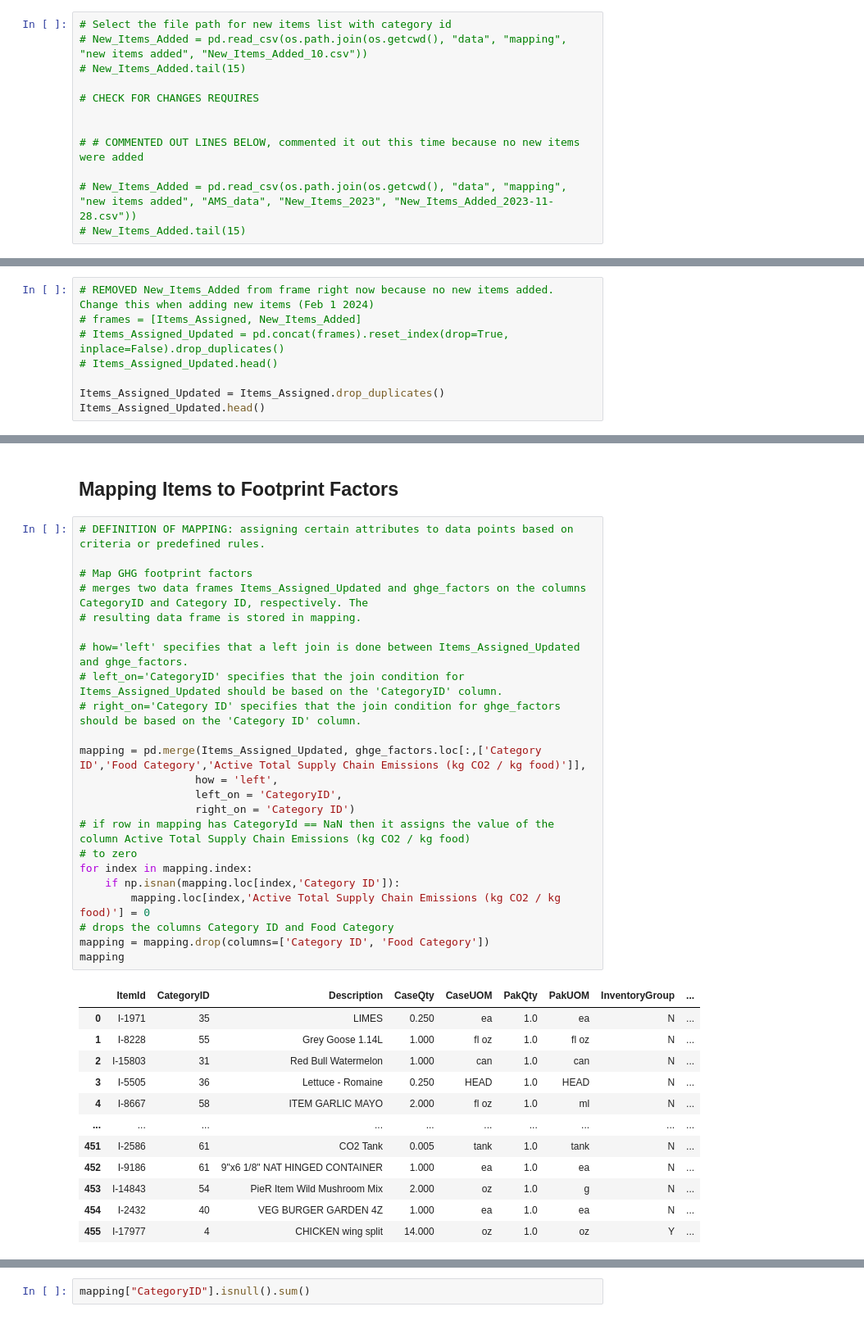
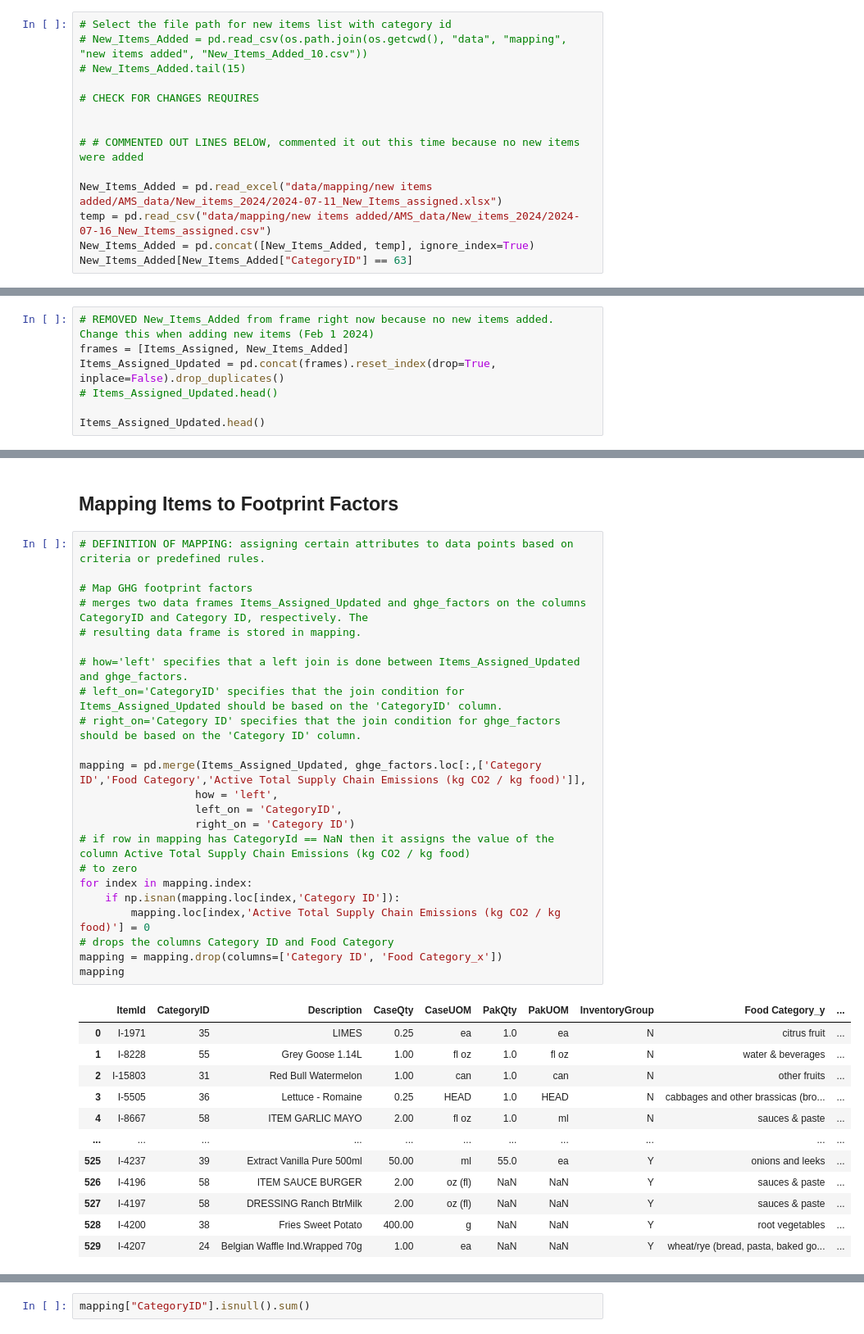
Before and after one commit to SEEDSProjects/CFFS_Label_2024_25, a Jupyter notebook: Notebooks_AMS/3_update_info_and_mapping.ipynb, the cells around one changed output, grey strips where cells are left out. Shown: that part at 82% size. Drawn from its saved outputs; the diff is of its cells as text.

```diff
--- a/Notebooks_AMS/3_update_info_and_mapping.ipynb
+++ b/Notebooks_AMS/3_update_info_and_mapping.ipynb
@@ -220,5 +230,7 @@ Manual_PrepU.loc[Manual_PrepU["PrepId"] == "P-15006"]
 
 # # COMMENTED OUT LINES BELOW, commented it out this time because no new items were added
 
-# New_Items_Added = pd.read_csv(os.path.join(os.getcwd(), "data", "mapping", "new items added", "AMS_data", "New_Items_2023", "New_Items_Added_2023-11-28.csv"))
-# New_Items_Added.tail(15)
+New_Items_Added = pd.read_excel("data/mapping/new items added/AMS_data/New_items_2024/2024-07-11_New_Items_assigned.xlsx")
+temp = pd.read_csv("data/mapping/new items added/AMS_data/New_items_2024/2024-07-16_New_Items_assigned.csv")
+New_Items_Added = pd.concat([New_Items_Added, temp], ignore_index=True)
+New_Items_Added[New_Items_Added["CategoryID"] == 63]
@@ -270,10 +297,9 @@ Items_Assigned.head()
 ### Import List of New Items with Emission Factors Category ID Assigned
 # %%
 # REMOVED New_Items_Added from frame right now because no new items added. Change this when adding new items (Feb 1 2024)
-# frames = [Items_Assigned, New_Items_Added]
-# Items_Assigned_Updated = pd.concat(frames).reset_index(drop=True, inplace=False).drop_duplicates()
+frames = [Items_Assigned, New_Items_Added]
+Items_Assigned_Updated = pd.concat(frames).reset_index(drop=True, inplace=False).drop_duplicates()
 # Items_Assigned_Updated.head()
 
-Items_Assigned_Updated = Items_Assigned.drop_duplicates()
 Items_Assigned_Updated.head()
 # %% [output]
@@ -332,36 +337,36 @@ Items_Assigned_Updated.to_csv(path, index = False, header = True)
 # %%
 # DEFINITION OF MAPPING: assigning certain attributes to data points based on criteria or predefined rules.
 
 # Map GHG footprint factors
 # merges two data frames Items_Assigned_Updated and ghge_factors on the columns CategoryID and Category ID, respectively. The
 # resulting data frame is stored in mapping.
 
 # how='left' specifies that a left join is done between Items_Assigned_Updated and ghge_factors.
 # left_on='CategoryID' specifies that the join condition for Items_Assigned_Updated should be based on the 'CategoryID' column.
 # right_on='Category ID' specifies that the join condition for ghge_factors should be based on the 'Category ID' column.
 
 mapping = pd.merge(Items_Assigned_Updated, ghge_factors.loc[:,['Category ID','Food Category','Active Total Supply Chain Emissions (kg CO2 / kg food)']],
                   how = 'left',
                   left_on = 'CategoryID',
                   right_on = 'Category ID')
 # if row in mapping has CategoryId == NaN then it assigns the value of the column Active Total Supply Chain Emissions (kg CO2 / kg food)
 # to zero
 for index in mapping.index:
     if np.isnan(mapping.loc[index,'Category ID']):
         mapping.loc[index,'Active Total Supply Chain Emissions (kg CO2 / kg food)'] = 0
 # drops the columns Category ID and Food Category
-mapping = mapping.drop(columns=['Category ID', 'Food Category'])
+mapping = mapping.drop(columns=['Category ID', 'Food Category_x'])
 mapping
 # %% [output]
-|  | ItemId | CategoryID | Description | CaseQty | CaseUOM | PakQty | PakUOM | InventoryGroup | ... |
-| 0 | I-1971 | 35 | LIMES | 0.250 | ea | 1.0 | ea | N | ... |
-| 1 | I-8228 | 55 | Grey Goose 1.14L | 1.000 | fl oz | 1.0 | fl oz | N | ... |
-| 2 | I-15803 | 31 | Red Bull Watermelon | 1.000 | can | 1.0 | can | N | ... |
-| 3 | I-5505 | 36 | Lettuce - Romaine | 0.250 | HEAD | 1.0 | HEAD | N | ... |
-| 4 | I-8667 | 58 | ITEM GARLIC MAYO | 2.000 | fl oz | 1.0 | ml | N | ... |
-| ... | ... | ... | ... | ... | ... | ... | ... | ... | ... |
-| 451 | I-2586 | 61 | CO2 Tank | 0.005 | tank | 1.0 | tank | N | ... |
-| 452 | I-9186 | 61 | 9"x6 1/8" NAT HINGED CONTAINER | 1.000 | ea | 1.0 | ea | N | ... |
-| 453 | I-14843 | 54 | PieR Item Wild Mushroom Mix | 2.000 | oz | 1.0 | g | N | ... |
-| 454 | I-2432 | 40 | VEG BURGER GARDEN 4Z | 1.000 | ea | 1.0 | ea | N | ... |
-| 455 | I-17977 | 4 | CHICKEN wing split | 14.000 | oz | 1.0 | oz | Y | ... |
+|  | ItemId | CategoryID | Description | CaseQty | CaseUOM | PakQty | PakUOM | InventoryGroup | Food Category_y | ... |
+| 0 | I-1971 | 35 | LIMES | 0.25 | ea | 1.0 | ea | N | citrus fruit | ... |
+| 1 | I-8228 | 55 | Grey Goose 1.14L | 1.00 | fl oz | 1.0 | fl oz | N | water & beverages | ... |
+| 2 | I-15803 | 31 | Red Bull Watermelon | 1.00 | can | 1.0 | can | N | other fruits | ... |
+| 3 | I-5505 | 36 | Lettuce - Romaine | 0.25 | HEAD | 1.0 | HEAD | N | cabbages and other brassicas (bro... | ... |
+| 4 | I-8667 | 58 | ITEM GARLIC MAYO | 2.00 | fl oz | 1.0 | ml | N | sauces & paste | ... |
+| ... | ... | ... | ... | ... | ... | ... | ... | ... | ... | ... |
+| 525 | I-4237 | 39 | Extract Vanilla Pure 500ml | 50.00 | ml | 55.0 | ea | Y | onions and leeks | ... |
+| 526 | I-4196 | 58 | ITEM SAUCE BURGER | 2.00 | oz (fl) | NaN | NaN | Y | sauces & paste | ... |
+| 527 | I-4197 | 58 | DRESSING Ranch BtrMilk | 2.00 | oz (fl) | NaN | NaN | Y | sauces & paste | ... |
+| 528 | I-4200 | 38 | Fries Sweet Potato | 400.00 | g | NaN | NaN | Y | root vegetables | ... |
+| 529 | I-4207 | 24 | Belgian Waffle Ind.Wrapped 70g | 1.00 | ea | NaN | NaN | Y | wheat/rye (bread, pasta, baked go... | ... |
```
Also changed, not shown: parts of 38 cells of this notebook, 7 other files.
